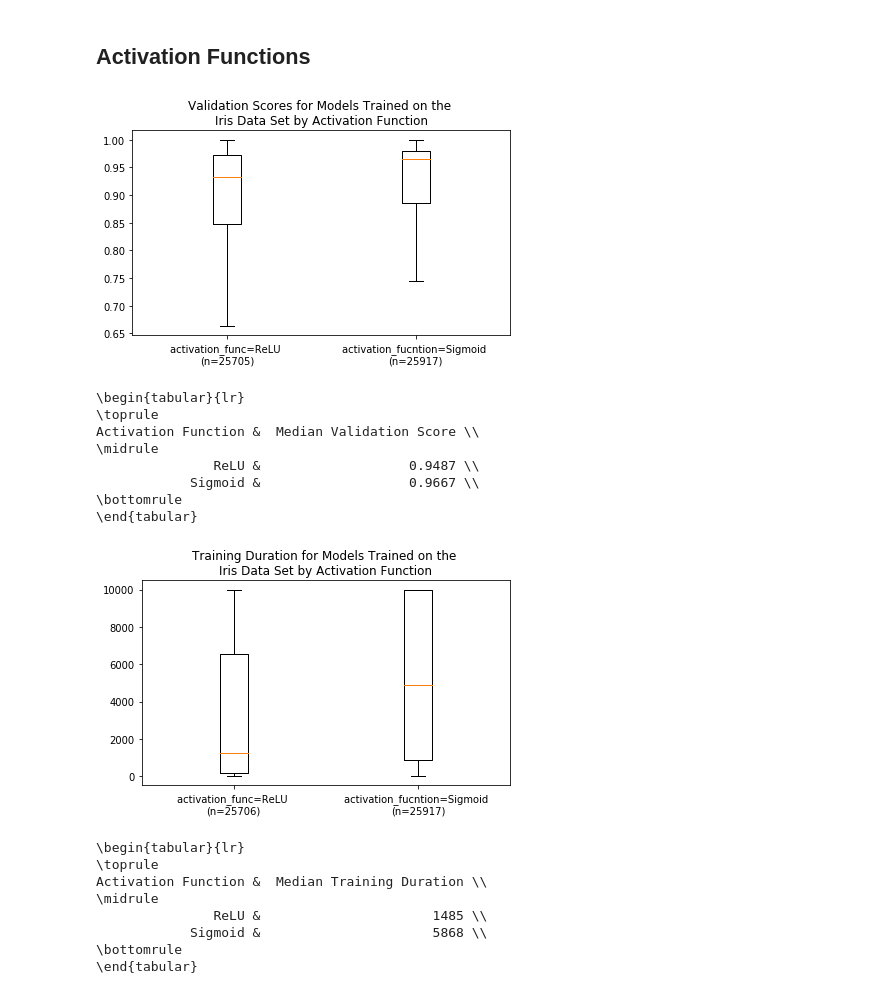
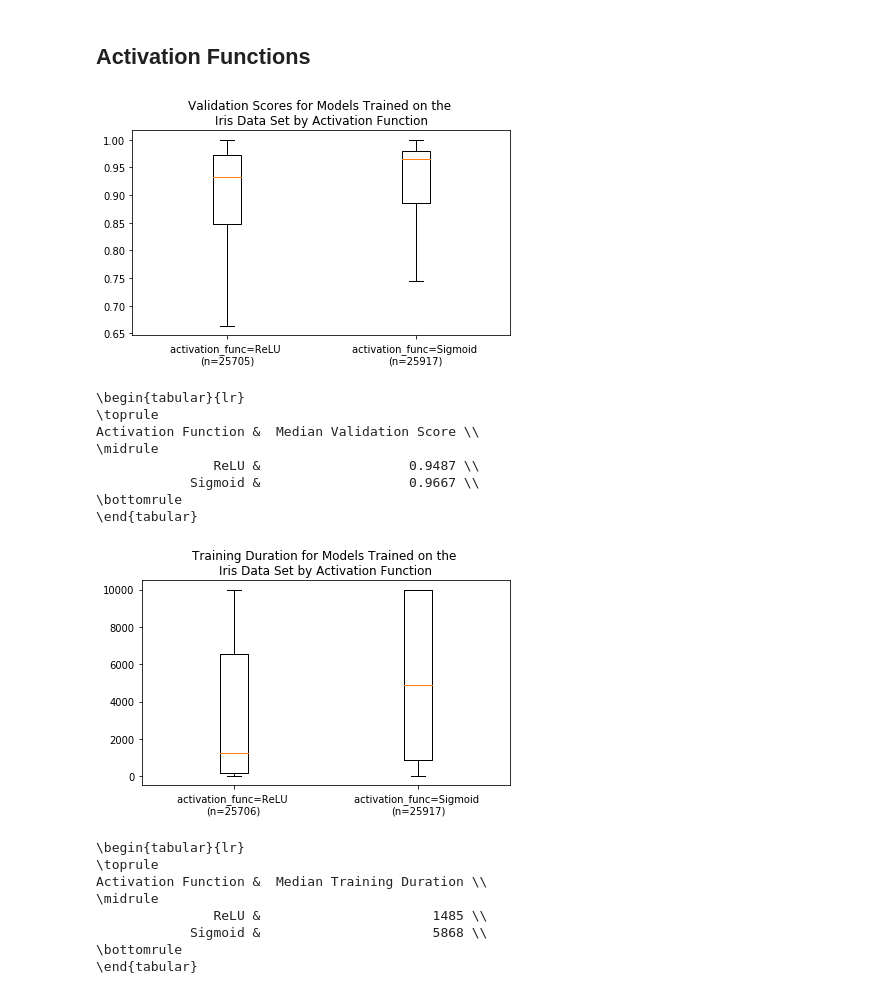
Before and after one commit to AnthonyDickson/Neural-Networks, a Jupyter notebook: notebooks/Figures for the Report.ipynb, the cells around one changed output. Saved outputs shown, nothing was run; the diff lists cells and outputs as text; code cells hidden in the pictures.

Commit message:
fix typo in report plots and add plot for val loss by noise

```diff
--- a/notebooks/Figures for the Report.ipynb
+++ b/notebooks/Figures for the Report.ipynb
@@ -339,14 +339,14 @@ Learning Task Representation &  Median Training Duration \\
 # %%
 fig, ax = make_n_way_boxplot(df, iris_mask(df),
                              (relu_mask(df), sigmoid_mask(df)),
-                             ('activation_func=ReLU',  'activation_fucntion=Sigmoid'),
+                             ('activation_func=ReLU',  'activation_func=Sigmoid'),
                              'val_scores',
                              'Validation Scores for Models Trained on the \nIris Data Set by Activation Function',
                             double_plot=False, show_fliers=False)
 
 fig.savefig('plots/validation_scores_by_activation_func.png', bbox_inches='tight')
 # %% [output]
-[figure, old version]
+[figure, new version]
 # %%
 iris_relu_mask = iris_mask(df) & relu_mask(df)
 iris_sigmoid_mask = iris_mask(df) & sigmoid_mask(df)
@@ -372,14 +372,14 @@ Activation Function &  Median Validation Score \\
 # %%
 fig, ax = make_n_way_boxplot(df, iris_mask(df),
                              (relu_mask(df), sigmoid_mask(df)),
-                             ('activation_func=ReLU',  'activation_fucntion=Sigmoid'),
+                             ('activation_func=ReLU',  'activation_func=Sigmoid'),
                              'n_epochs',
                              'Training Duration for Models Trained on the \nIris Data Set by Activation Function',
                             double_plot=False, show_fliers=False)
 
 fig.savefig('plots/training_duration_by_activation_func.png', bbox_inches='tight')
 # %% [output]
-[figure, old version]
+[figure, new version]
 # %%
 relu_median_training_duration = df.loc[iris_relu_mask, n_epochs_cols].median(axis=1).median() + 1
 sigmoid_median_training_duration = df.loc[iris_sigmoid_mask, n_epochs_cols].median(axis=1).median() + 1
```
Also changed, not shown: parts of 3 cells of this notebook, 8 other files.
